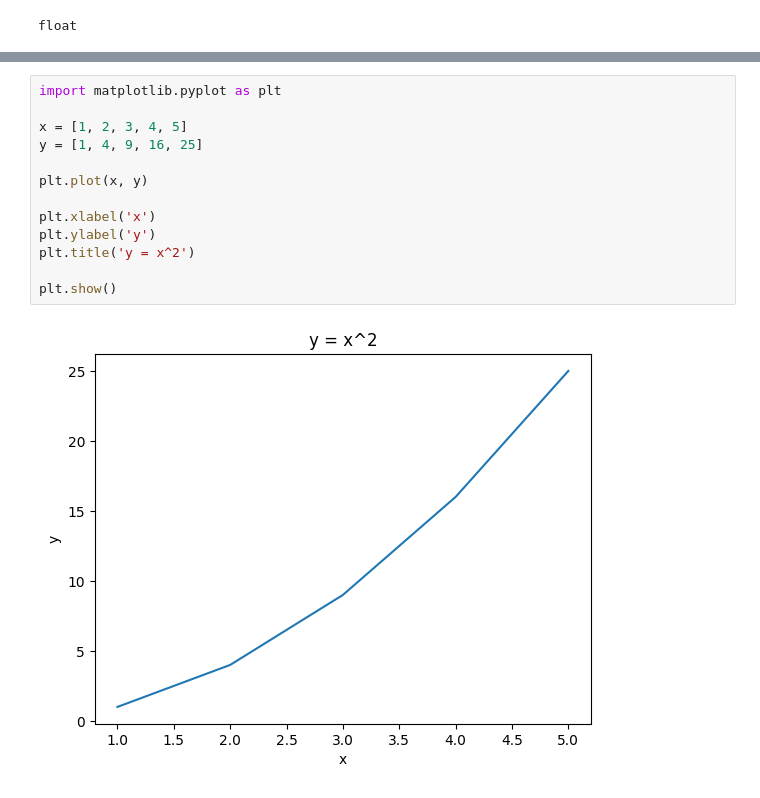
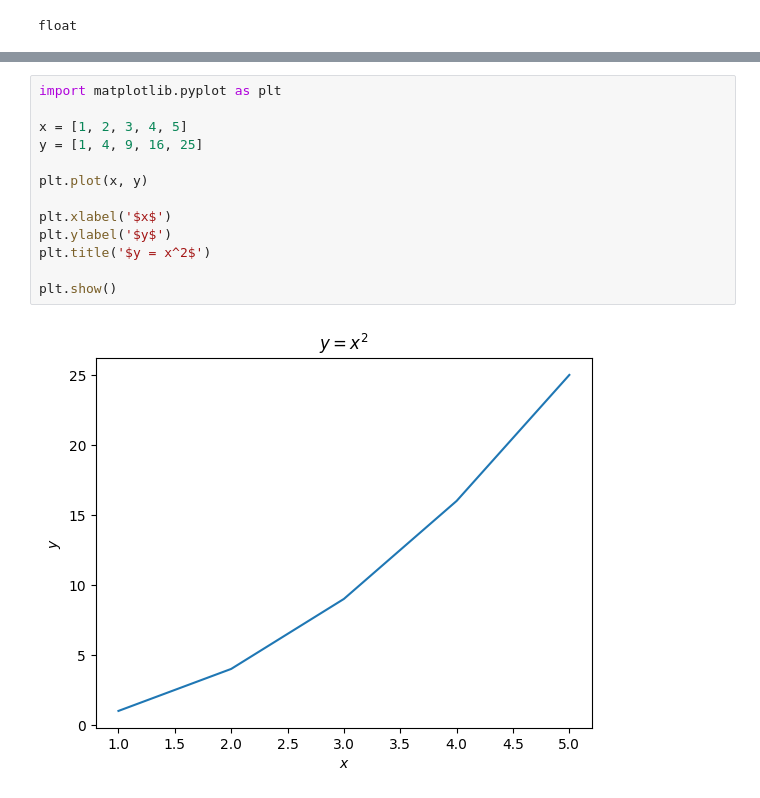
Before and after one commit to zzhenglab/comp-prob-solv, a Jupyter notebook: book/_build/jupyter_execute/lecture-01-introduction.ipynb, the cells around one changed output, grey strips where cells are left out. Saved outputs shown, nothing was run; the diff lists cells and outputs as text.

```diff
--- a/book/_build/jupyter_execute/lecture-01-introduction.ipynb
+++ b/book/_build/jupyter_execute/lecture-01-introduction.ipynb
@@ -119,16 +208,16 @@ Python is also a powerful programming language that can be used to create graphs
 # %%
 import matplotlib.pyplot as plt
 
 x = [1, 2, 3, 4, 5]
 y = [1, 4, 9, 16, 25]
 
 plt.plot(x, y)
 
-plt.xlabel('x')
-plt.ylabel('y')
-plt.title('y = x^2')
+plt.xlabel('$x$')
+plt.ylabel('$y$')
+plt.title('$y = x^2$')
 
 plt.show()
 # %% [output]
-[figure, old version]
+[figure, new version]
 # %% [markdown]
```
Also changed, not shown: parts of 14 cells of this notebook, 23 other files.
